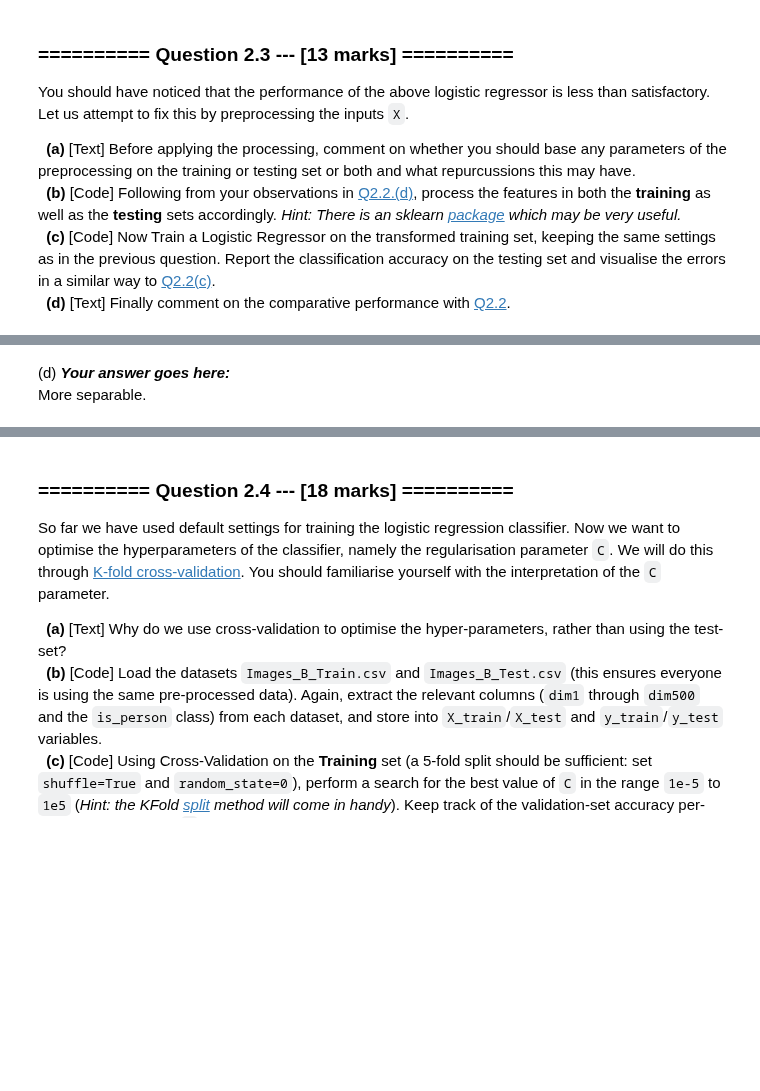
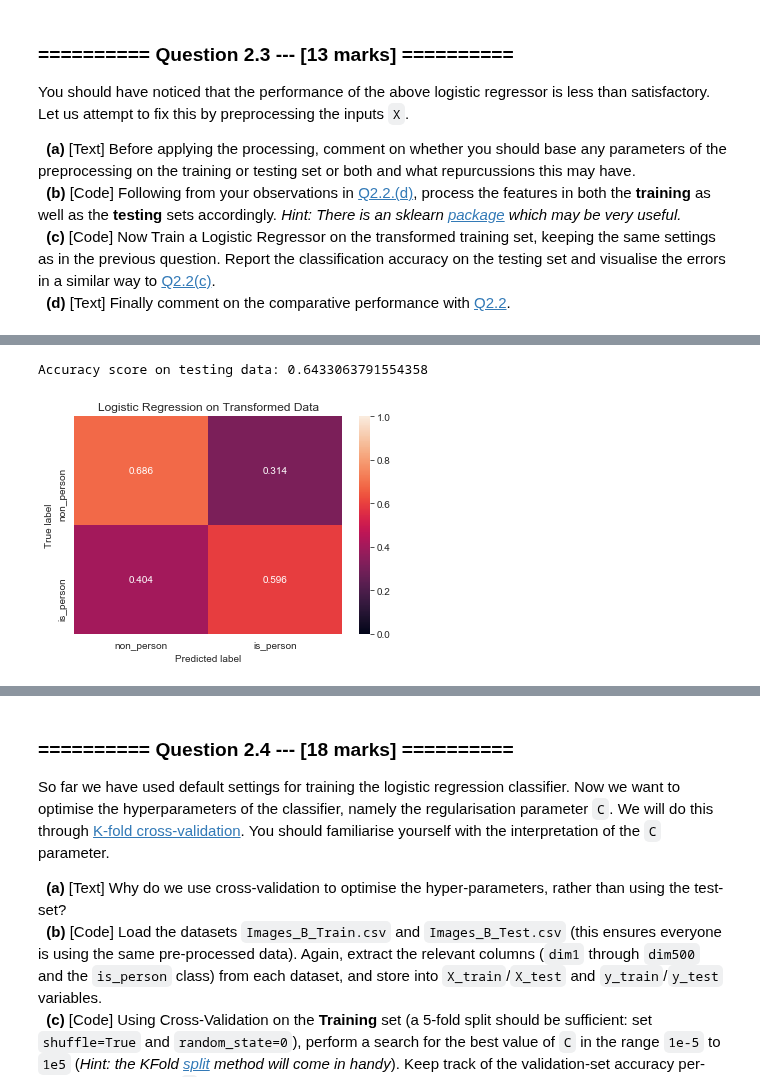
Before and after one commit to zhanshenlc/IAML2018, a Jupyter notebook: Assignments/03_A_ObjectRecognition.ipynb, the cells around one changed output, grey strips where cells are left out. Cells and saved outputs as stored; diff of their text form; code cells hidden in the pictures; blank space fills up the shorter version.

```diff
--- a/Assignments/03_A_ObjectRecognition.ipynb
+++ b/Assignments/03_A_ObjectRecognition.ipynb
@@ -375,12 +378,12 @@ X_tst_s = scaler_train.transform(X_tst)
 # %%
 # (c) # Your Code goes here:
 lr1 = LogisticRegression(solver='lbfgs')
 lr1.fit(X=X_tr_s, y=y_tr)
 print("Accuracy score on testing data: {}".format(lr1.score(X=X_tst_s, y=y_tst)))
 
 cfm_1 = confusion_matrix(y_true=y_tst, y_pred=lr1.predict(X_tst_s))
-plt5 = plot_confusion_matrix(cm=cfm_1, classes=["non_person", "is_person"], title="Baseline", norm=True)
+plt5 = plot_confusion_matrix(cm=cfm_1, classes=["non_person", "is_person"], title="Logistic Regression on Transformed Data", norm=True)
 plt.show()
+# %% [output]
+Accuracy score on testing data: 0.6433063791554358
+[figure, added]
-# %% [markdown]
-(d) ***Your answer goes here:***
-<br> More separable.
```
Also changed, not shown: parts of 18 cells of this notebook, 3 other files.
